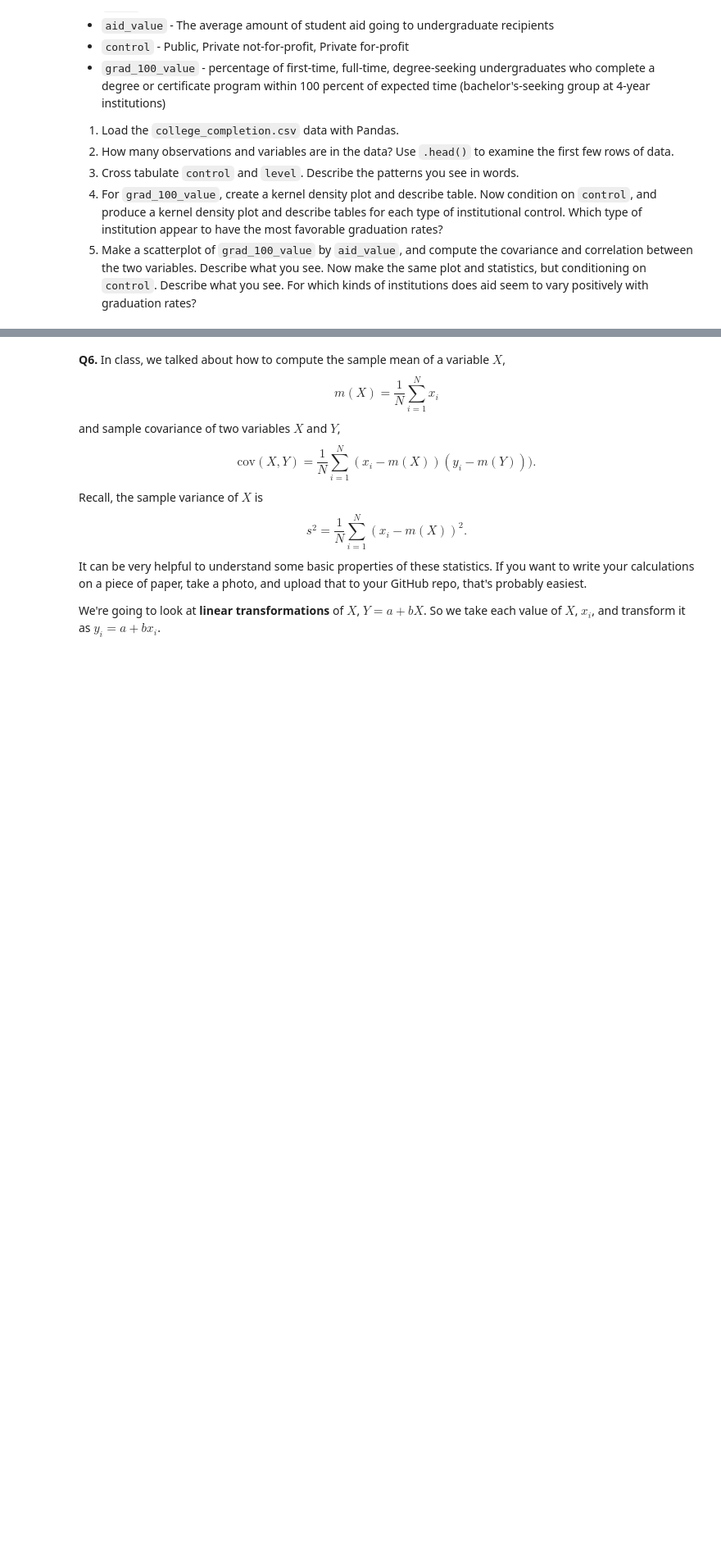
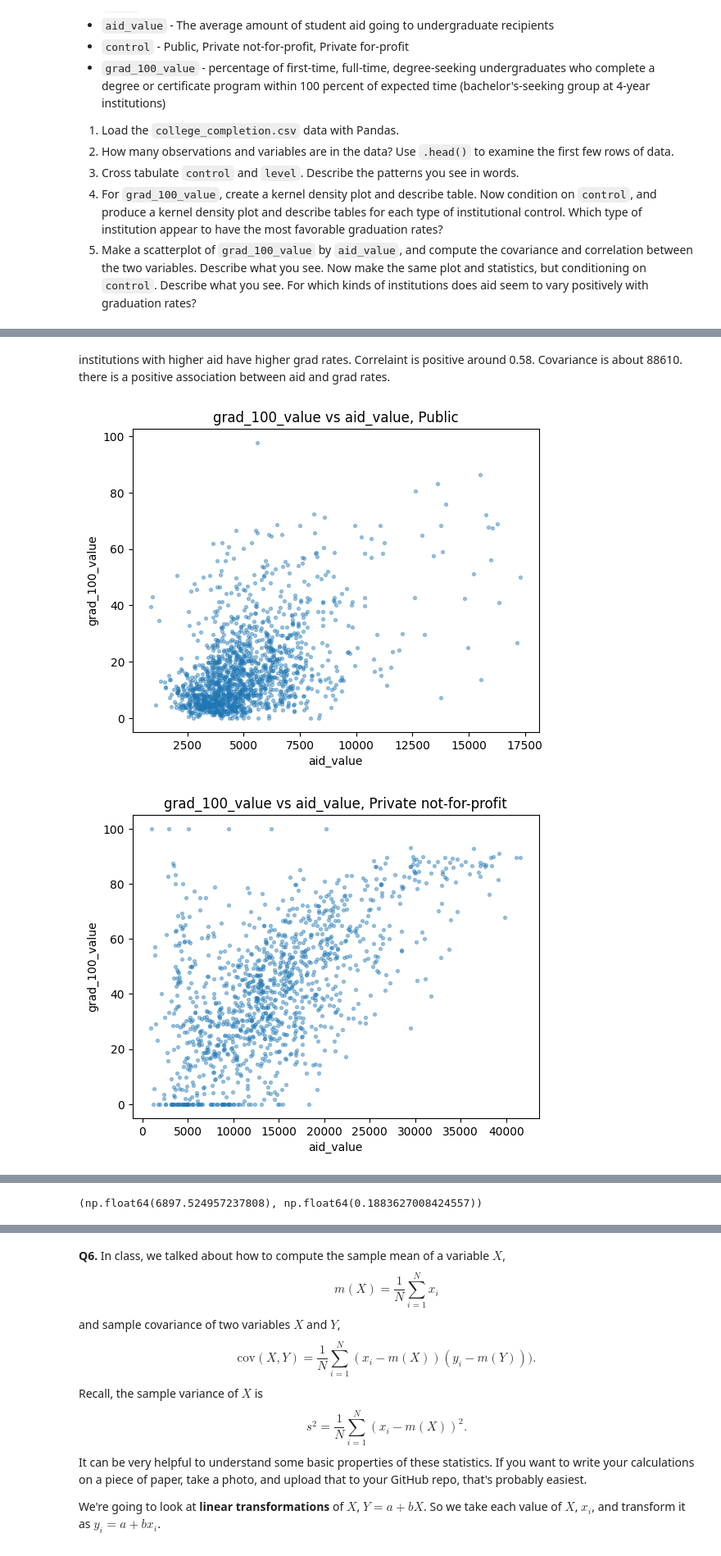
Before and after one commit to JasonYe05/undergrad_ml_assignments, a Jupyter notebook: 01_assignment_wrangling_and_eda.ipynb, the cells around one changed output, grey strips where cells are left out. Shown at 82% size. Saved outputs shown, nothing was run; the diff lists cells and outputs as text; code cells hidden in the pictures; blank space fills up the shorter version.

```diff
--- a/01_assignment_wrangling_and_eda.ipynb
+++ b/01_assignment_wrangling_and_eda.ipynb
@@ -475,0 +560,35 @@ We'll use the `college_completion.csv` dataset from the US Department of Educati
+# %% [markdown]
+institutions with higher aid have higher grad rates. Correlaint is positive around 0.58. Covariance is about 88610. there is a positive association between aid and grad rates.
+# %%
+pub = df_coll[df_coll["control"] == "Public"]
+
+plt.scatter(pub["aid_value"], pub["grad_100_value"], s=8, alpha=0.4)
+plt.xlabel("aid_value")
+plt.ylabel("grad_100_value")
+plt.title("grad_100_value vs aid_value, Public")
+plt.show()
+
+pub["aid_value"].cov(pub["grad_100_value"]), pub["aid_value"].corr(pub["grad_100_value"])
+
+pnfp = df_coll[df_coll["control"] == "Private not-for-profit"]
+
+plt.scatter(pnfp["aid_value"], pnfp["grad_100_value"], s=8, alpha=0.4)
+plt.xlabel("aid_value")
+plt.ylabel("grad_100_value")
+plt.title("grad_100_value vs aid_value, Private not-for-profit")
+plt.show()
+
+pnfp["aid_value"].cov(pnfp["grad_100_value"]), pnfp["aid_value"].corr(pnfp["grad_100_value"])
+
+pfp = df_coll[df_coll["control"] == "Private for-profit"]
+
+plt.scatter(pfp["aid_value"], pfp["grad_100_value"], s=8, alpha=0.4)
+plt.xlabel("aid_value")
+plt.ylabel("grad_100_value")
+plt.title("grad_100_value vs aid_value, Private for-profit")
+plt.show()
+
+pfp["aid_value"].cov(pfp["grad_100_value"]), pfp["aid_value"].corr(pfp["grad_100_value"])
+# %% [output]
+[figure, added]
+[figure, added]
@@ -475,0 +596 @@ We'll use the `college_completion.csv` dataset from the US Department of Educati
+(np.float64(6897.524957237808), np.float64(0.1883627008424557))
```
Also changed, not shown: parts of 10 cells of this notebook.
